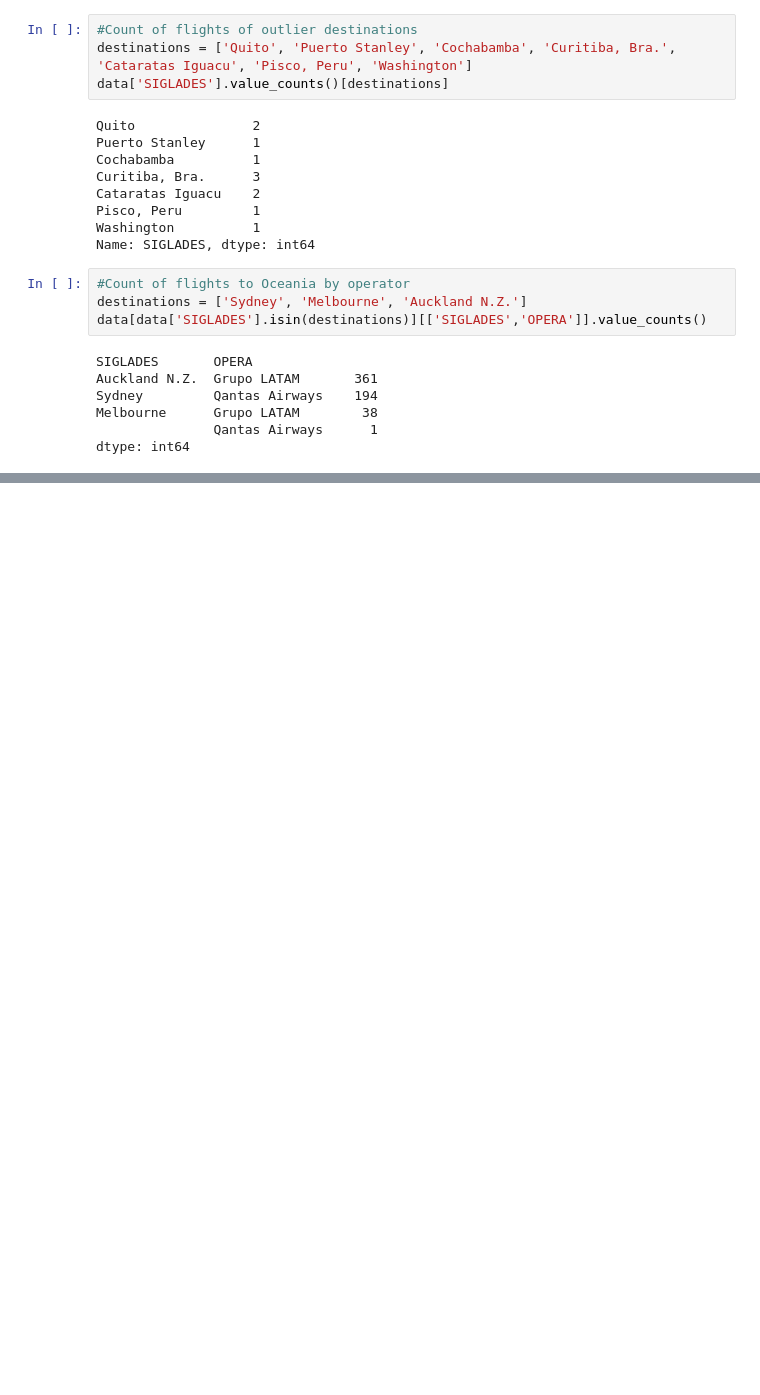
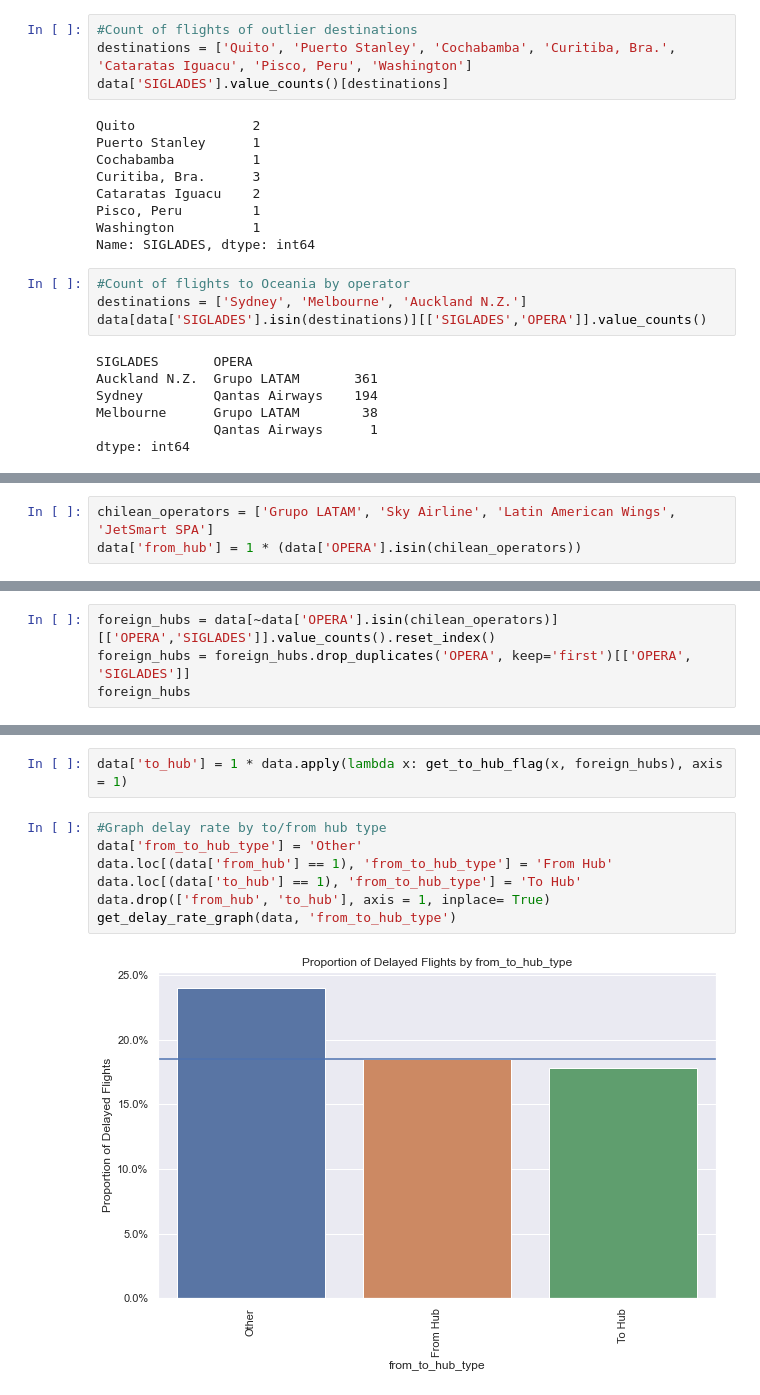
Before and after one commit to javierwelch/challenge_latam, a Jupyter notebook: notebooks/solution.ipynb, the cells around one changed output, grey strips where cells are left out. Saved outputs shown, nothing was run; the diff lists cells and outputs as text; blank space fills up the shorter version.

```diff
--- a/notebooks/solution.ipynb
+++ b/notebooks/solution.ipynb
@@ -403,0 +429,3 @@ dtype: int64
+# %%
+chilean_operators = ['Grupo LATAM', 'Sky Airline', 'Latin American Wings', 'JetSmart SPA']
+data['from_hub'] = 1 * (data['OPERA'].isin(chilean_operators))
@@ -403,0 +434,4 @@ dtype: int64
+# %%
+foreign_hubs = data[~data['OPERA'].isin(chilean_operators)][['OPERA','SIGLADES']].value_counts().reset_index()
+foreign_hubs = foreign_hubs.drop_duplicates('OPERA', keep='first')[['OPERA', 'SIGLADES']]
+foreign_hubs
@@ -403,0 +458,11 @@ dtype: int64
+# %%
+data['to_hub'] = 1 * data.apply(lambda x: get_to_hub_flag(x, foreign_hubs), axis = 1)
+# %%
+#Graph delay rate by to/from hub type
+data['from_to_hub_type'] = 'Other'
+data.loc[(data['from_hub'] == 1), 'from_to_hub_type'] = 'From Hub'
+data.loc[(data['to_hub'] == 1), 'from_to_hub_type'] = 'To Hub'
+data.drop(['from_hub', 'to_hub'], axis = 1, inplace= True)
+get_delay_rate_graph(data, 'from_to_hub_type')
+# %% [output]
+[figure, added]
```
Also changed, not shown: parts of 15 cells of this notebook, 1 other file.
